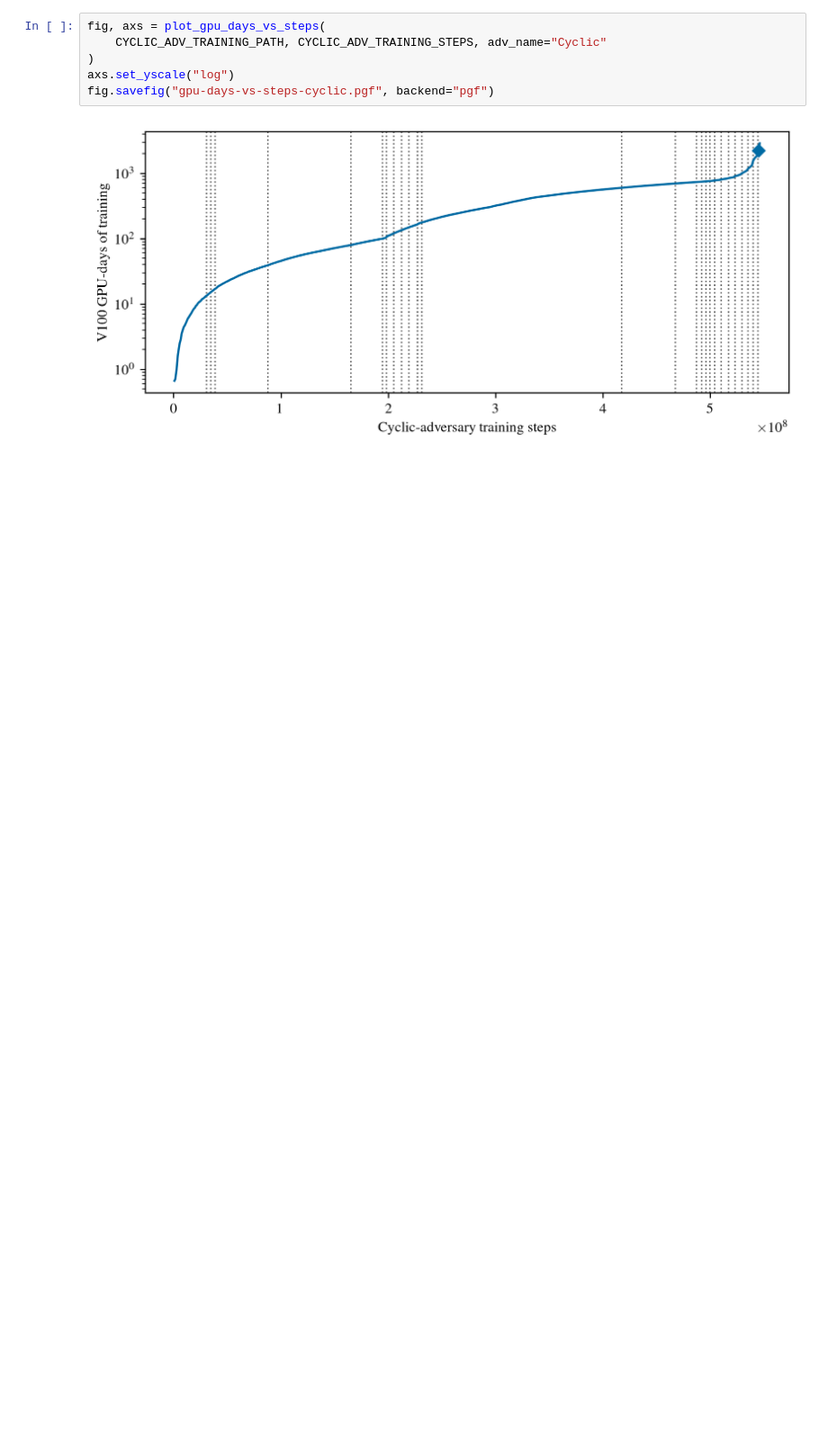
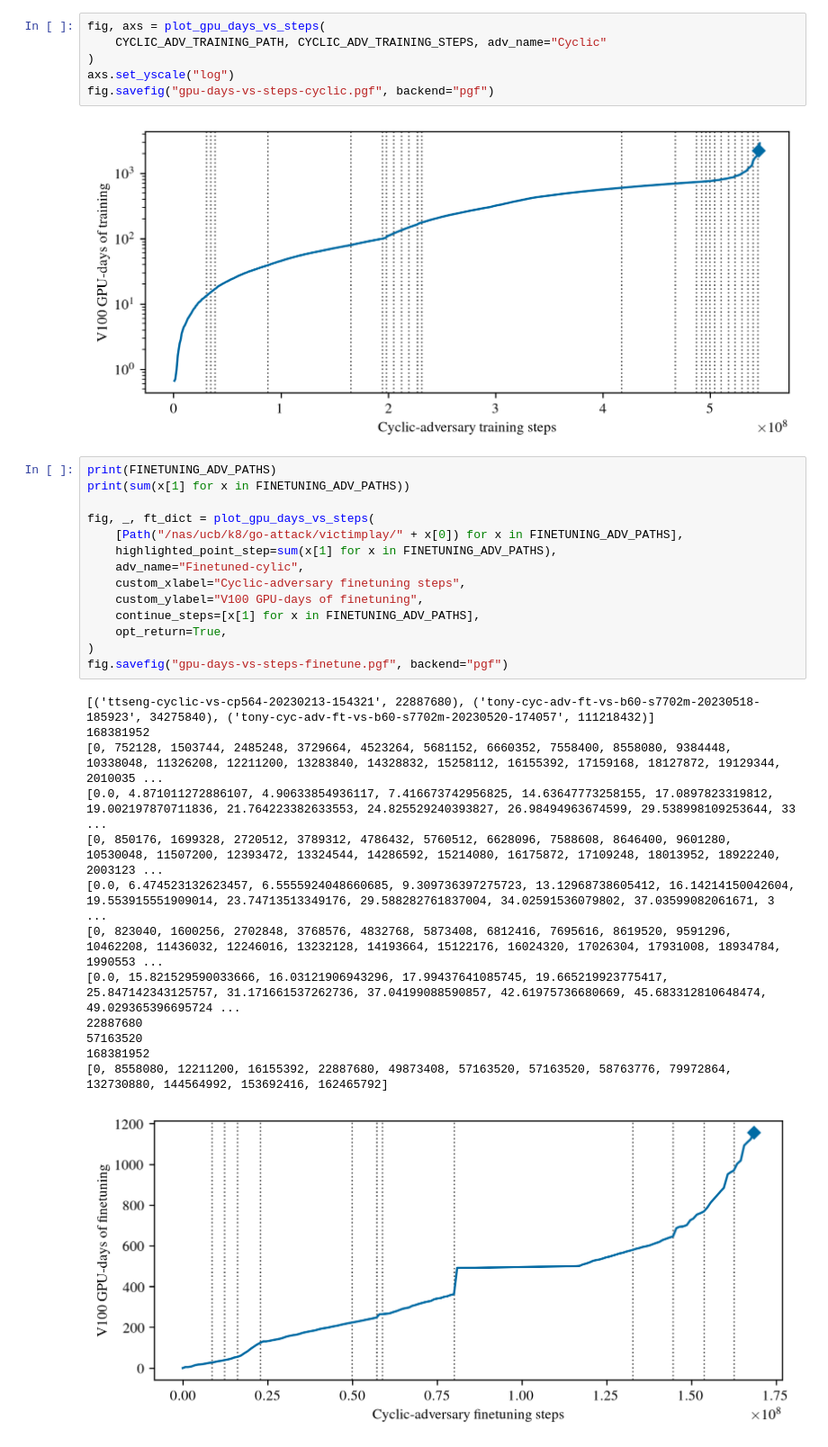
Before and after one commit to AlignmentResearch/KataGoVisualizer, a Jupyter notebook: notebooks/notebooks/paper/estimate-gpu-days-adv.ipynb, the cells around one changed output. Shown at 90% size. Drawn from its saved outputs; the diff is of its cells as text; blank space fills up the shorter version.

Commit message:
All the plots are assembled (but not polished)

```diff
--- a/notebooks/notebooks/paper/estimate-gpu-days-adv.ipynb
+++ b/notebooks/notebooks/paper/estimate-gpu-days-adv.ipynb
@@ -681,3 +755,31 @@ axs.set_yscale("log")
 fig.savefig("gpu-days-vs-steps-cyclic.pgf", backend="pgf")
 # %% [output]
 [figure]
+# %%
+print(FINETUNING_ADV_PATHS)
+print(sum(x[1] for x in FINETUNING_ADV_PATHS))
+
+fig, _, ft_dict = plot_gpu_days_vs_steps(
+    [Path("/nas/ucb/k8/go-attack/victimplay/" + x[0]) for x in FINETUNING_ADV_PATHS],
+    highlighted_point_step=sum(x[1] for x in FINETUNING_ADV_PATHS),
+    adv_name="Finetuned-cylic",
+    custom_xlabel="Cyclic-adversary finetuning steps",
+    custom_ylabel="V100 GPU-days of finetuning",
+    continue_steps=[x[1] for x in FINETUNING_ADV_PATHS],
+    opt_return=True,
+)
+fig.savefig("gpu-days-vs-steps-finetune.pgf", backend="pgf")
+# %% [output]
+[('ttseng-cyclic-vs-cp564-20230213-154321', 22887680), ('tony-cyc-adv-ft-vs-b60-s7702m-20230518-185923', 34275840), ('tony-cyc-adv-ft-vs-b60-s7702m-20230520-174057', 111218432)]
+168381952
+[0, 752128, 1503744, 2485248, 3729664, 4523264, 5681152, 6660352, 7558400, 8558080, 9384448, 10338048, 11326208, 12211200, 13283840, 14328832, 15258112, 16155392, 17159168, 18127872, 19129344, 2010035 ...
+[0.0, 4.871011272886107, 4.90633854936117, 7.416673742956825, 14.63647773258155, 17.0897823319812, 19.002197870711836, 21.764223382633553, 24.825529240393827, 26.98494963674599, 29.538998109253644, 33 ...
+[0, 850176, 1699328, 2720512, 3789312, 4786432, 5760512, 6628096, 7588608, 8646400, 9601280, 10530048, 11507200, 12393472, 13324544, 14286592, 15214080, 16175872, 17109248, 18013952, 18922240, 2003123 ...
+[0.0, 6.474523132623457, 6.5555924048660685, 9.309736397275723, 13.12968738605412, 16.14214150042604, 19.553915551909014, 23.74713513349176, 29.588282761837004, 34.02591536079802, 37.03599082061671, 3 ...
+[0, 823040, 1600256, 2702848, 3768576, 4832768, 5873408, 6812416, 7695616, 8619520, 9591296, 10462208, 11436032, 12246016, 13232128, 14193664, 15122176, 16024320, 17026304, 17931008, 18934784, 1990553 ...
+[0.0, 15.821529590033666, 16.03121906943296, 17.99437641085745, 19.665219923775417, 25.847142343125757, 31.171661537262736, 37.04199088590857, 42.61975736680669, 45.683312810648474, 49.029365396695724 ...
+22887680
+57163520
+168381952
+[0, 8558080, 12211200, 16155392, 22887680, 49873408, 57163520, 57163520, 58763776, 79972864, 132730880, 144564992, 153692416, 162465792]
+[figure, added]
```
Also changed, not shown: parts of 10 cells of this notebook, 1 other file.
